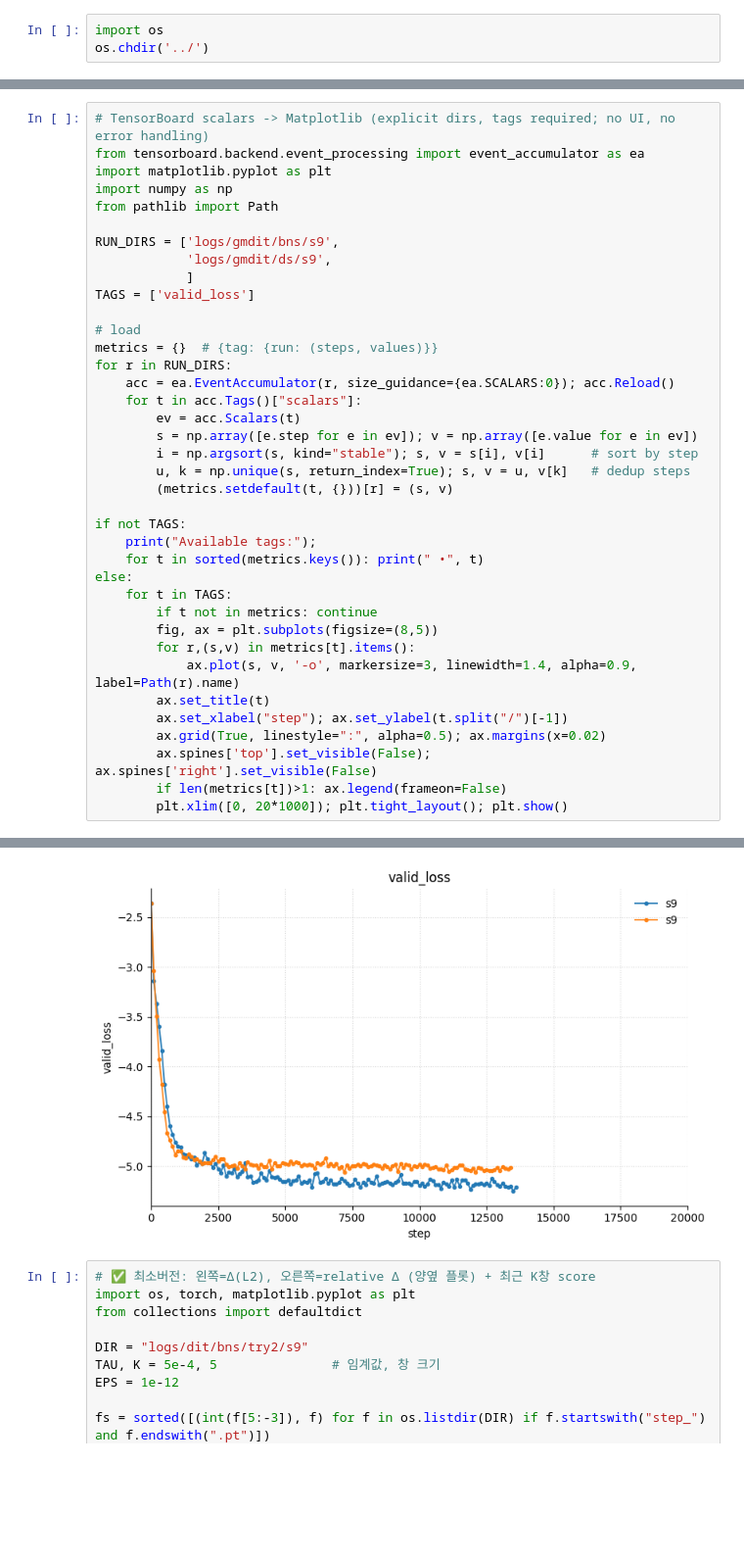
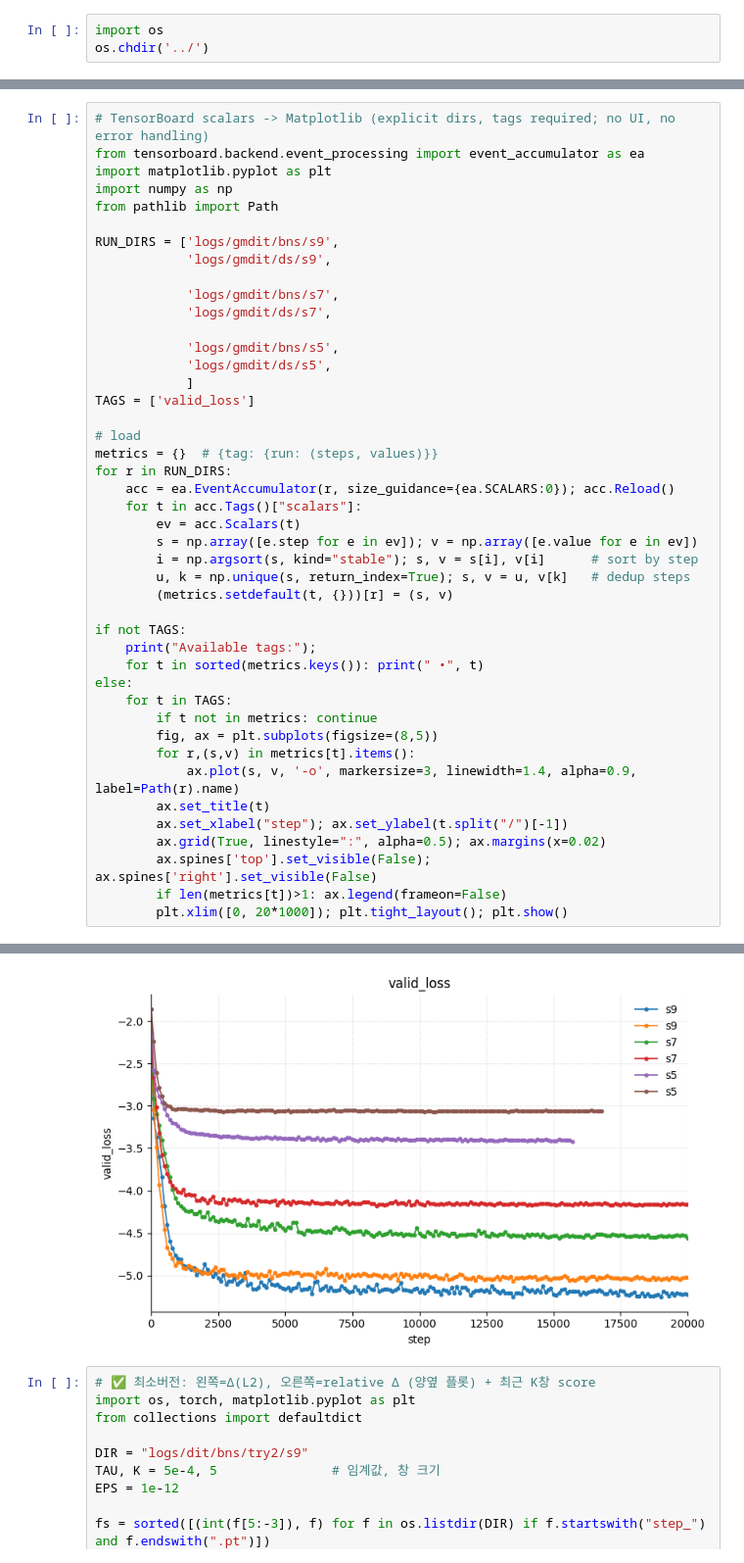
Before and after one commit to scpark20/logpx_samplers, a Jupyter notebook: reports/tensorboard_gmdit.ipynb, the cells around one changed output, grey strips where cells are left out. Shown at 98% size. Drawn from its saved outputs; the diff is of its cells as text; blank space fills up the shorter version.

```diff
--- a/reports/tensorboard_gmdit.ipynb
+++ b/reports/tensorboard_gmdit.ipynb
@@ -14,6 +14,12 @@ from pathlib import Path
 
 RUN_DIRS = ['logs/gmdit/bns/s9',
             'logs/gmdit/ds/s9',
+
+            'logs/gmdit/bns/s7',
+            'logs/gmdit/ds/s7',
+
+            'logs/gmdit/bns/s5',
+            'logs/gmdit/ds/s5',
             ]
 TAGS = ['valid_loss']
 
@@ -49,4 +53,4 @@ To enable the following instructions: AVX2 AVX512F FMA, in other operations, reb
-[figure, old version]
+[figure, new version]
 # %%
 # ✅ 최소버전: 왼쪽=Δ(L2), 오른쪽=relative Δ (양옆 플롯) + 최근 K창 score
 import os, torch, matplotlib.pyplot as plt
```
Also changed, not shown: parts of 3 cells of this notebook, 14 other files.
